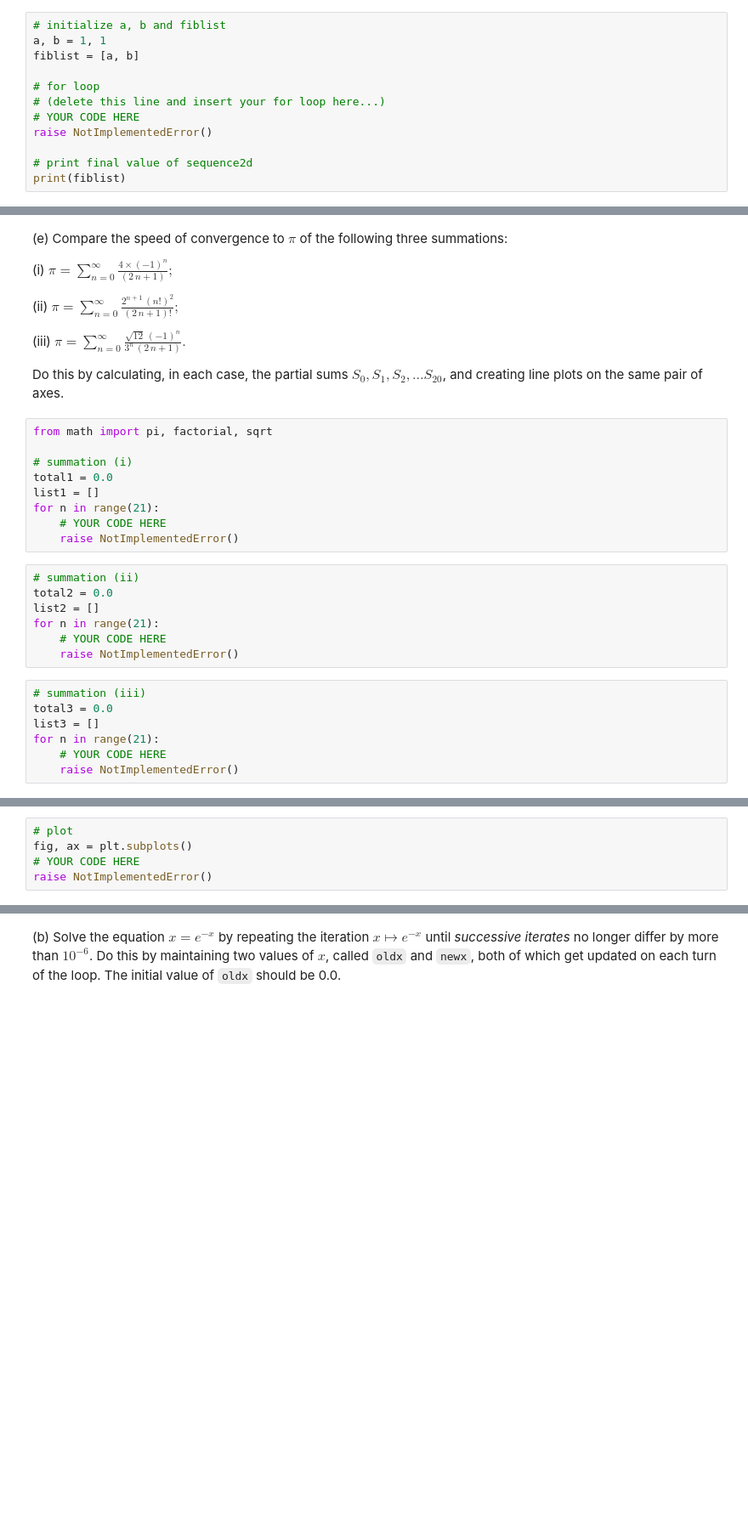
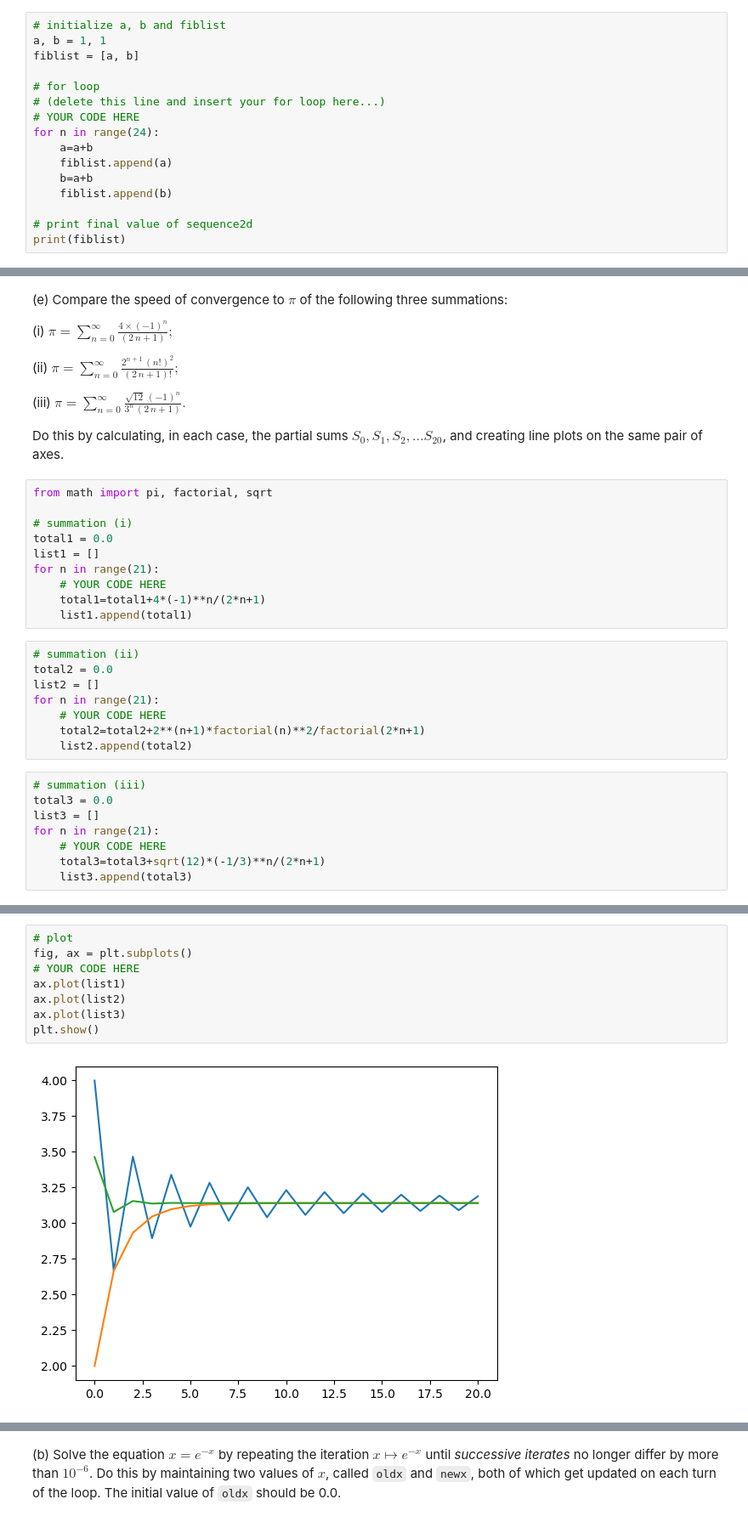
Before and after one commit to Imperial-MATH40006/term1-week7-ic-js, a Jupyter notebook: term1week7.ipynb, the cells around one changed output, grey strips where cells are left out. Shown at 85% size. Cells and saved outputs as stored; diff of their text form; blank space fills up the shorter version.

```diff
--- a/term1week7.ipynb
+++ b/term1week7.ipynb
@@ -335,7 +344,11 @@ fiblist = [a, b]
 # for loop
 # (delete this line and insert your for loop here...)
 # YOUR CODE HERE
-raise NotImplementedError()
+for n in range(24):
+    a=a+b
+    fiblist.append(a)
+    b=a+b
+    fiblist.append(b)
 
 # print final value of sequence2d
 print(fiblist)
@@ -360,21 +378,24 @@ total1 = 0.0
 list1 = []
 for n in range(21):
     # YOUR CODE HERE
-    raise NotImplementedError()
+    total1=total1+4*(-1)**n/(2*n+1)
+    list1.append(total1)
 # %%
 # summation (ii)
 total2 = 0.0
 list2 = []
 for n in range(21):
     # YOUR CODE HERE
-    raise NotImplementedError()
+    total2=total2+2**(n+1)*factorial(n)**2/factorial(2*n+1)
+    list2.append(total2)
 # %%
 # summation (iii)
 total3 = 0.0
 list3 = []
 for n in range(21):
     # YOUR CODE HERE
-    raise NotImplementedError()
+    total3=total3+sqrt(12)*(-1/3)**n/(2*n+1)
+    list3.append(total3)
 # %%
 print(list1)
 print(list2)
@@ -391,8 +425,13 @@ question2e_iii(list3)
 # %%
 # plot
 fig, ax = plt.subplots()
 # YOUR CODE HERE
-raise NotImplementedError()
+ax.plot(list1)
+ax.plot(list2)
+ax.plot(list3)
+plt.show()
+# %% [output]
+[figure, added]
 # %%
 # 1 Mark
 _globals = globals()
```
Also changed, not shown: parts of 35 cells of this notebook, 1 other file.
